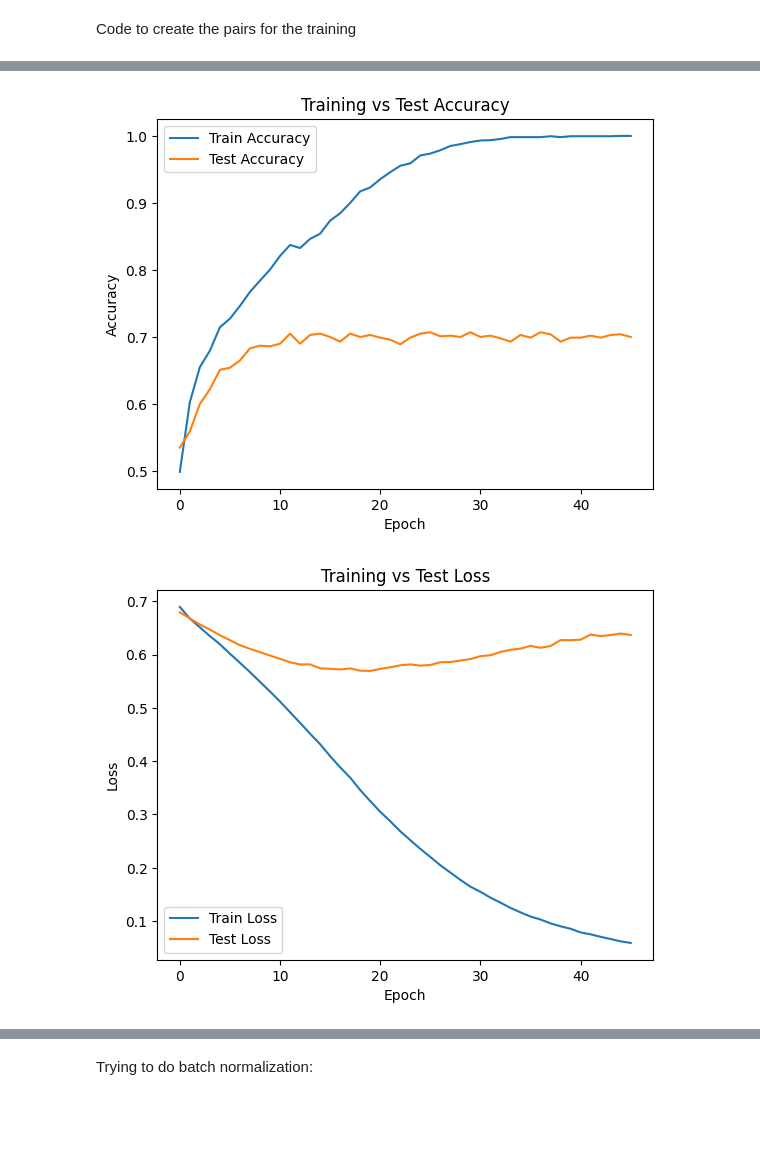
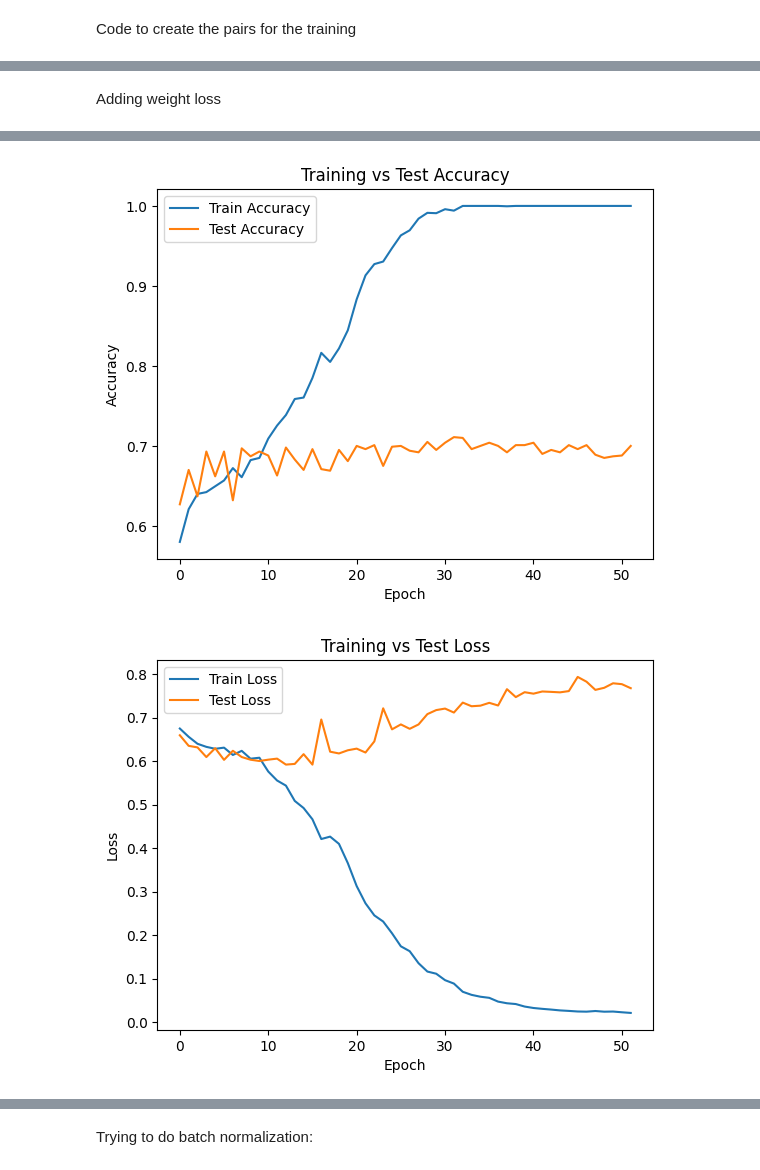
Before and after one commit to KathyAgafonov/DL2, a Jupyter notebook: DL2.ipynb, the cells around one changed output, grey strips where cells are left out. Cells and saved outputs as stored; diff of their text form; code cells hidden in the pictures; blank space fills up the shorter version.

```diff
--- a/DL2.ipynb
+++ b/DL2.ipynb
@@ -394,3 +595,5 @@ def find_best_threshold_and_plot_roc(model, data_loader, device):
+# %% [markdown]
+Adding weight loss
 # %%
 import torch
 import torch.nn as nn
@@ -426,13 +629,13 @@ class SiameseNetwork(nn.Module):
 
         for m in self.modules():
             if isinstance(m, nn.Conv2d):
-                nn.init.kaiming_normal_(m.weight, nonlinearity='relu')
+                nn.init.normal_(m.weight, mean=0.0, std=1e-2)
                 if m.bias is not None:
-                    nn.init.constant_(m.bias, 0)
+                    nn.init.normal_(m.bias, mean=0.5, std=1e-2)
             elif isinstance(m, nn.Linear):
-                nn.init.xavier_normal_(m.weight)
+                nn.init.normal_(m.weight, mean=0.0, std=0.2)
                 if m.bias is not None:
-                    nn.init.constant_(m.bias, 0)
+                    nn.init.normal_(m.bias, mean=0.5, std=1e-2)
 
     def forward_one(self, x):
         x = self.cnn(x)
@@ -446,6 +649,7 @@ class SiameseNetwork(nn.Module):
         dis = torch.abs(out1 - out2)
         out = self.out(dis)  # raw logits for BCEWithLogitsLoss
         return out.squeeze()  # No sigmoid here
+
 
 class ContrastiveLoss(nn.Module):
     def __init__(self, margin=1.0):
@@ -482,6 +686,8 @@ def evaluate_model(model, data_loader, criterion, device):
 
     avg_loss = total_loss / total_samples
     return correct_pairs, wrong_pairs, avg_loss
+
+
 def train_and_evaluate_with_schedule(
     model, train_loader, test_loader, criterion, optimizer, num_epochs=100, patience=20):
 
@@ -498,7 +704,7 @@ def train_and_evaluate_with_schedule(
 
             optimizer.zero_grad()
             output = model(img1, img2)
-            loss = criterion(output.squeeze(), label)  # Squeeze to match label shape
+            loss = criterion(output.view(-1), label)
             loss.backward()
             optimizer.step()
 
@@ -544,8 +750,8 @@ print(f"Using device: {device}")
 model = SiameseNetwork().to(device)
 
 # Define optimizer and loss function
-optimizer = torch.optim.Adam(model.parameters(), lr=0.00001)
-criterion = nn.BCEWithLogitsLoss()  # Use BCEWithLogitsLoss for binary classification
+optimizer = torch.optim.Adam(model.parameters(), lr=0.0001, weight_decay=0.01)
+criterion = nn.BCEWithLogitsLoss()
 
 # Train the model
 history = train_and_evaluate_with_schedule(
@@ -587,7 +793,7 @@ Train Loss: 0.0590, Test Loss: 0.6368
 Train Acc: 1.0000, Test Acc: 0.7000, Wrong Pairs on test = 300\1000
 Early stopping triggered due to no improvement in wrong pairs.
-[figure, old version]
+[figure, new version]
-[figure, old version]
+[figure, new version]
 # %%
 best_threshold = find_best_threshold_and_plot_roc(model, test_loader, device)
 # %% [output]
```
Also changed, not shown: parts of 18 cells of this notebook.
